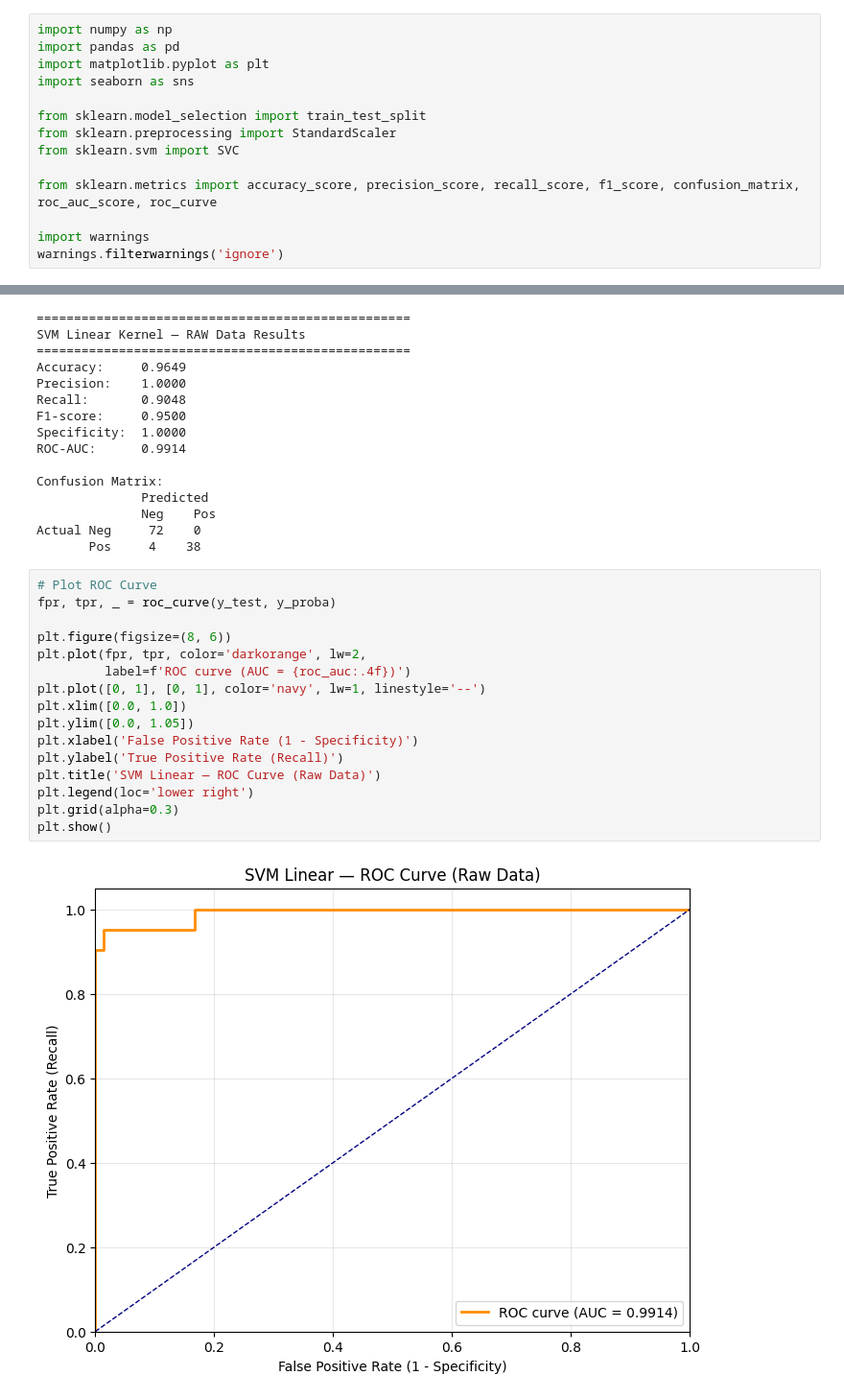
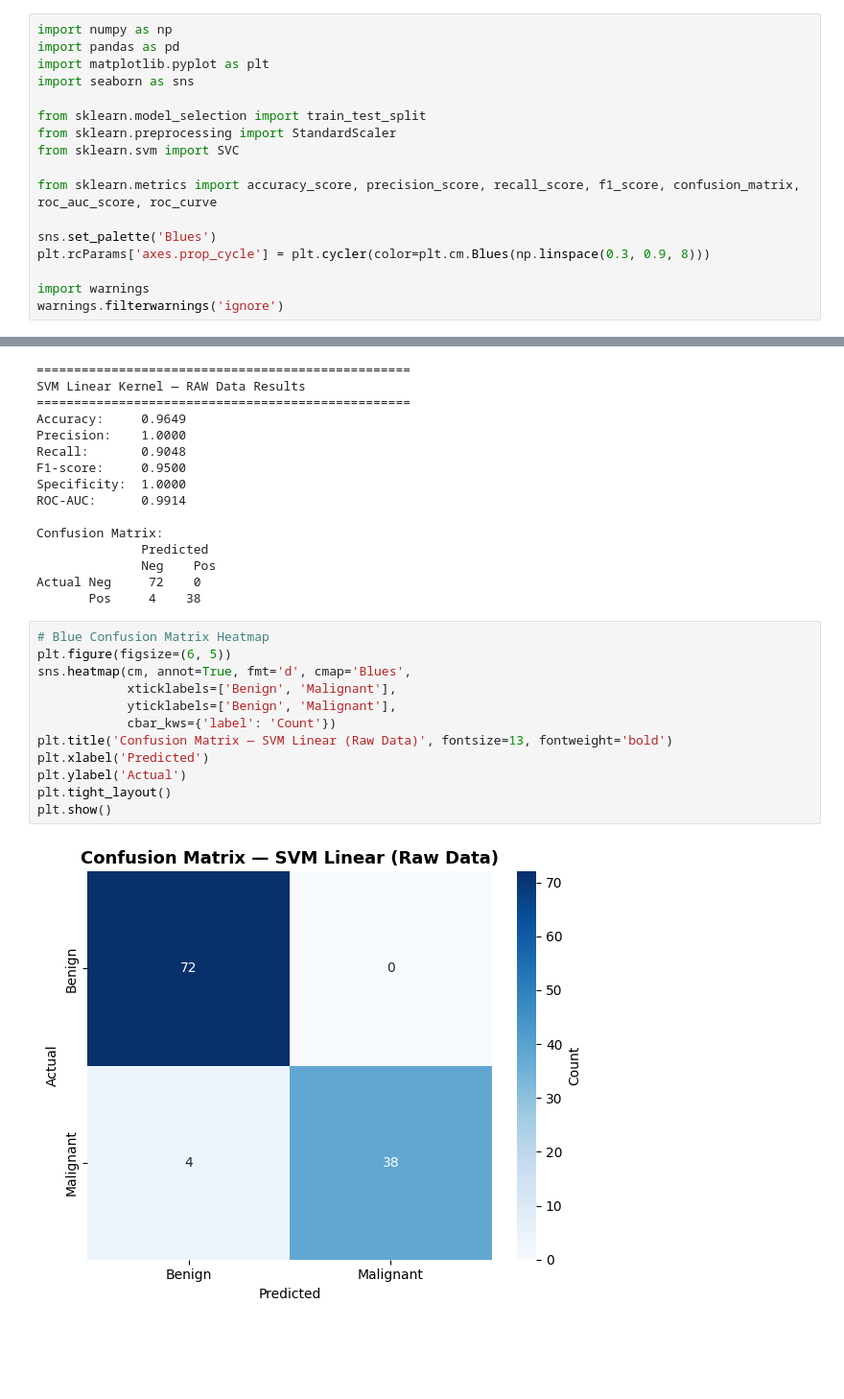
Before and after one commit to raaji9/FYRP-11, a Jupyter notebook: Support Vector Machine/Raw/svm_linear.ipynb, the cells around one changed output, grey strips where cells are left out. Shown at 96% size. Drawn from its saved outputs; the diff is of its cells as text; blank space fills up the shorter version.

```diff
--- a/Support Vector Machine/Raw/svm_linear.ipynb
+++ b/Support Vector Machine/Raw/svm_linear.ipynb
@@ -14,6 +14,9 @@ from sklearn.svm import SVC
 
 from sklearn.metrics import accuracy_score, precision_score, recall_score, f1_score, confusion_matrix, roc_auc_score, roc_curve
 
+sns.set_palette('Blues')
+plt.rcParams['axes.prop_cycle'] = plt.cycler(color=plt.cm.Blues(np.linspace(0.3, 0.9, 8)))
+
 import warnings
 warnings.filterwarnings('ignore')
 # %%
@@ -148,21 +151,17 @@ Confusion Matrix:
               Neg    Pos
 Actual Neg     72    0
        Pos     4    38
-# %%
-# Plot ROC Curve
-fpr, tpr, _ = roc_curve(y_test, y_proba)
-
-plt.figure(figsize=(8, 6))
-plt.plot(fpr, tpr, color='darkorange', lw=2,
-         label=f'ROC curve (AUC = {roc_auc:.4f})')
-plt.plot([0, 1], [0, 1], color='navy', lw=1, linestyle='--')
-plt.xlim([0.0, 1.0])
-plt.ylim([0.0, 1.05])
-plt.xlabel('False Positive Rate (1 - Specificity)')
-plt.ylabel('True Positive Rate (Recall)')
-plt.title('SVM Linear — ROC Curve (Raw Data)')
-plt.legend(loc='lower right')
-plt.grid(alpha=0.3)
-plt.show()
-# %% [output]
-[figure, removed]
+# %%
+# Blue Confusion Matrix Heatmap
+plt.figure(figsize=(6, 5))
+sns.heatmap(cm, annot=True, fmt='d', cmap='Blues',
+            xticklabels=['Benign', 'Malignant'],
+            yticklabels=['Benign', 'Malignant'],
+            cbar_kws={'label': 'Count'})
+plt.title('Confusion Matrix — SVM Linear (Raw Data)', fontsize=13, fontweight='bold')
+plt.xlabel('Predicted')
+plt.ylabel('Actual')
+plt.tight_layout()
+plt.show()
+# %% [output]
+[figure, added]
```
Also changed, not shown: parts of 3 cells of this notebook, 37 other files.
